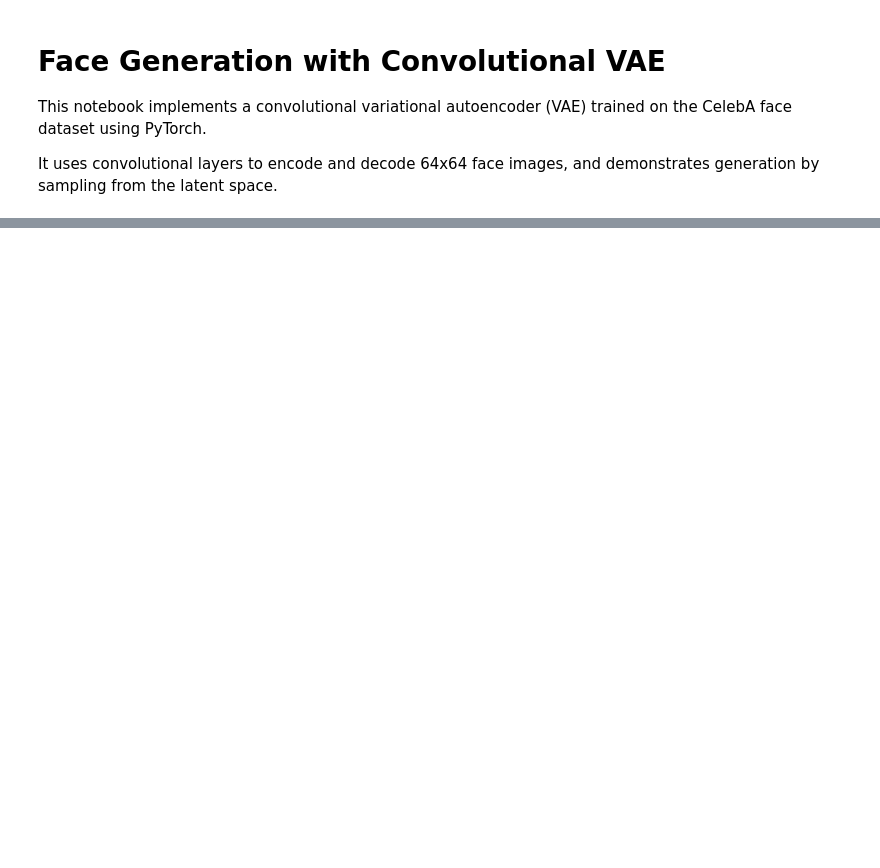
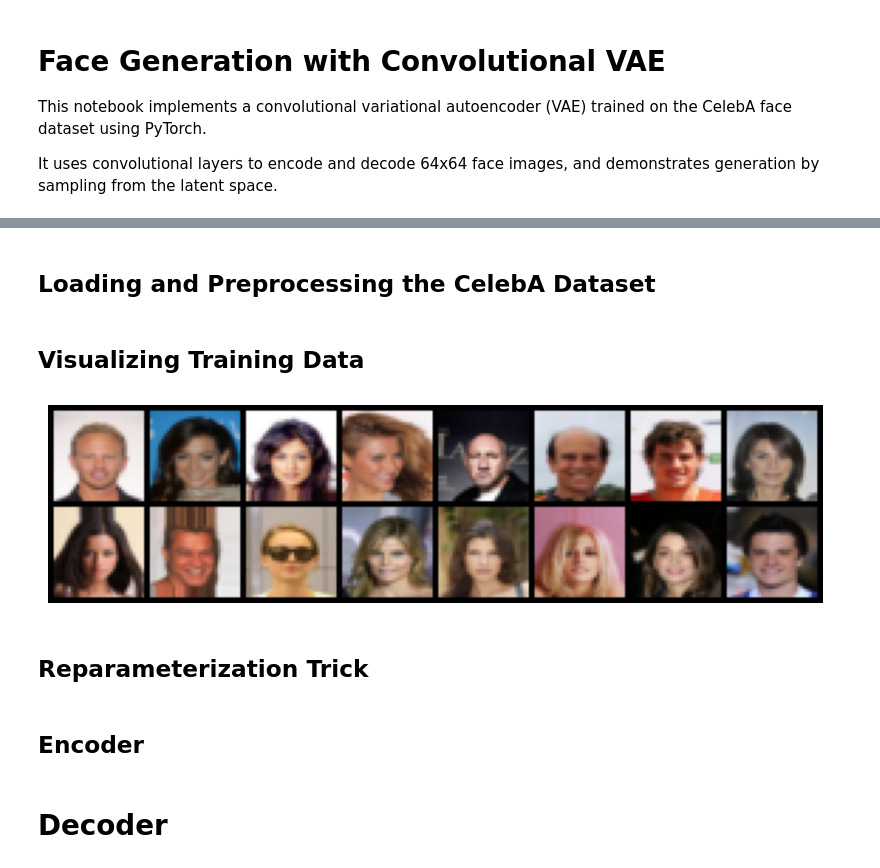
Before and after one commit to changezakram/Deep-Generative-Models, a Jupyter notebook: vae_faces.ipynb, the cells around one changed output, grey strips where cells are left out. Cells and saved outputs as stored; diff of their text form; code cells hidden in the pictures; blank space fills up the shorter version.

```diff
--- a/vae_faces.ipynb
+++ b/vae_faces.ipynb
@@ -182,0 +29,13 @@ with torch.no_grad():
+# %%
+# Hyperparameters
+
+IMAGE_SIZE = 32        # Input image resolution (32x32)
+CHANNELS = 3           # Number of color channels (RGB)
+BATCH_SIZE = 128       # Batch size for training
+NUM_FEATURES = 128     # Hidden layer size or intermediate feature size
+Z_DIM = 200            # Dimensionality of the latent space
+LEARNING_RATE = 5e-4   # Learning rate for optimizer
+EPOCHS = 10            # Number of training epochs
+BETA = 2000            # Weight for KL divergence term in loss (used in beta-VAE)
+# %% [markdown]
+## Loading and Preprocessing the CelebA Dataset
@@ -182,0 +85,31 @@ with torch.no_grad():
+# %% [markdown]
+## Visualizing Training Data
+# %%
+def sample_batch(dataloader, num_samples=16):
+    """
+    Sample one batch from the dataloader and return the first `num_samples` images.
+    """
+    for images, _ in dataloader:
+        return images[:num_samples]
+# %%
+import matplotlib.pyplot as plt
+from torchvision.utils import make_grid
+
+def display(images, cmap=None, nrow=8):
+    """
+    Display a grid of images using matplotlib.
+    """
+    grid = make_grid(images, nrow=nrow, padding=2, normalize=True)
+    np_img = grid.permute(1, 2, 0).cpu().numpy()
+
+    plt.figure(figsize=(10, 5))
+    plt.imshow(np_img, cmap=cmap)
+    plt.axis('off')
+    plt.show()
+# %%
+train_sample = sample_batch(train_loader, num_samples=16)
+display(train_sample)
+# %% [output]
+[figure, added]
+# %% [markdown]
+## Reparameterization Trick
@@ -182,0 +125,2 @@ with torch.no_grad():
+# %% [markdown]
+## Encoder
@@ -182,0 +162,2 @@ with torch.no_grad():
+# %% [markdown]
+# Decoder
```
Also changed, not shown: parts of 33 cells of this notebook.
